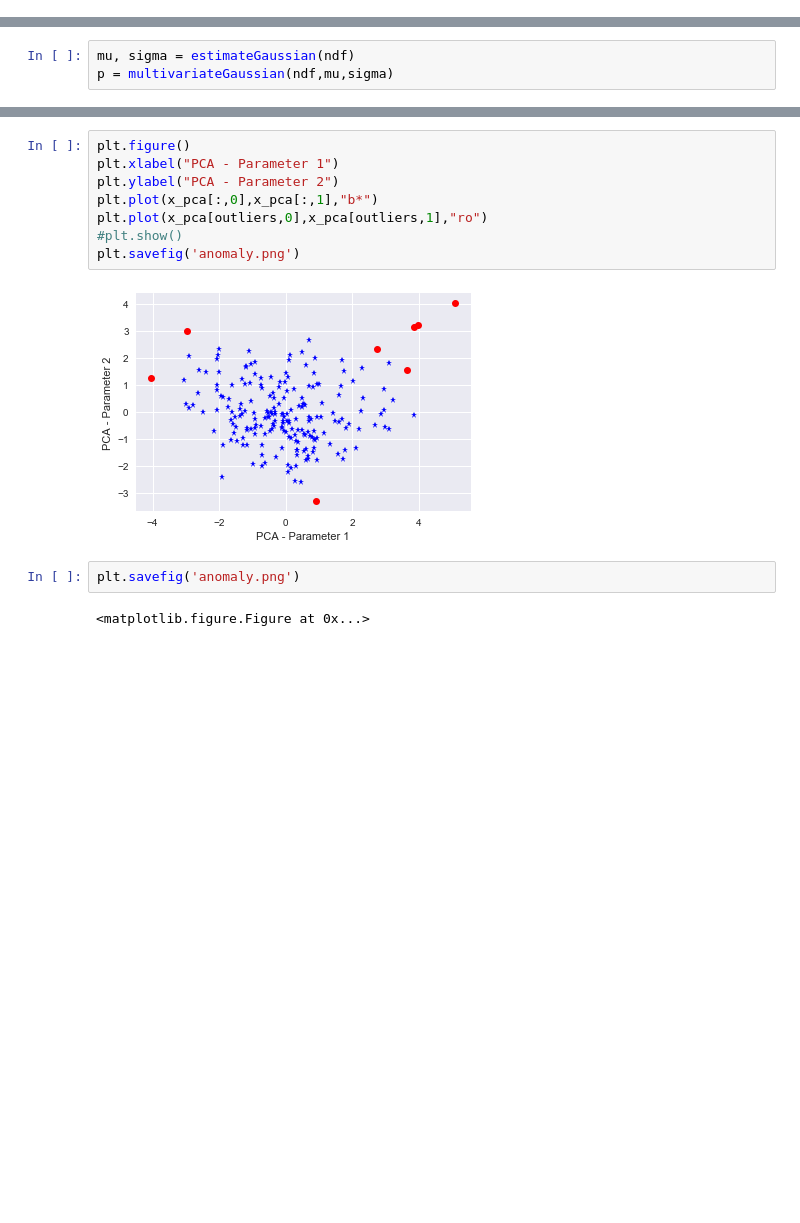
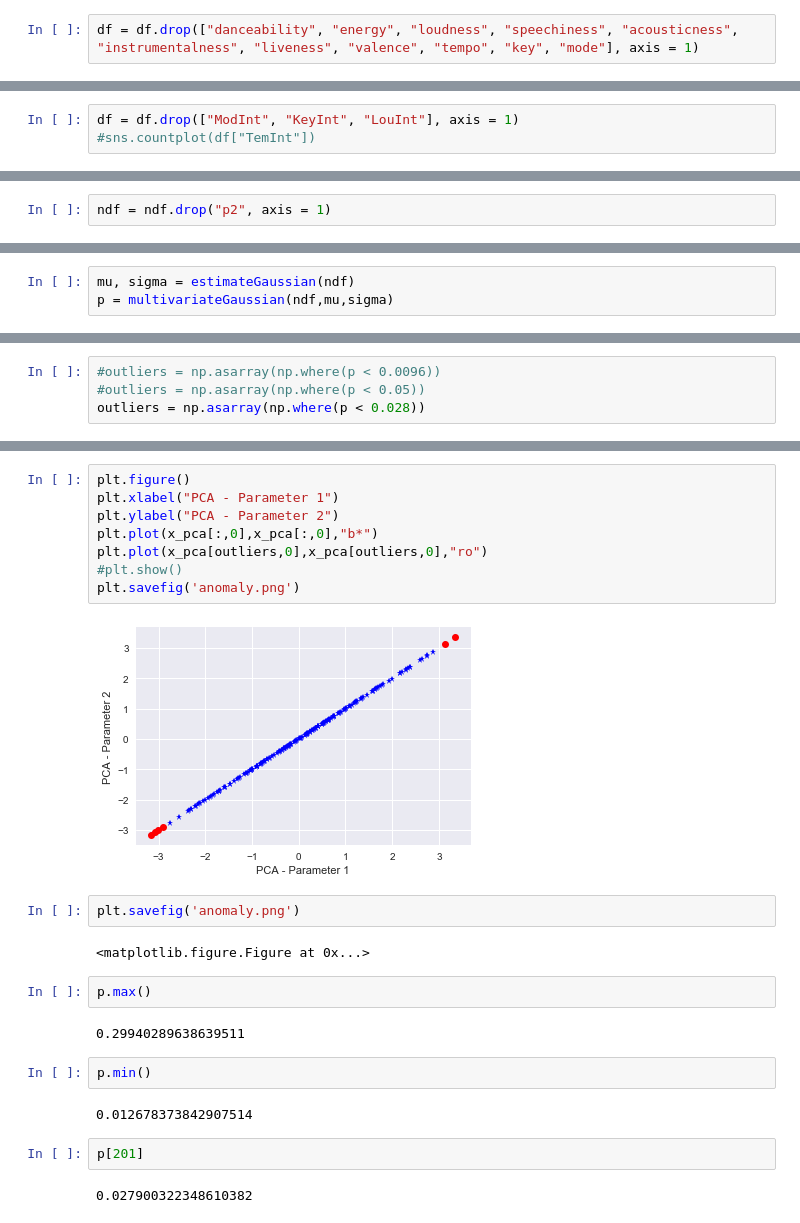
Before and after one commit to chrissaher/spotify-anomaly-detection, a Jupyter notebook: src/jupyter-notebook/Anomaly-detection.ipynb, the cells around one changed output, grey strips where cells are left out. Saved outputs shown, nothing was run; the diff lists cells and outputs as text; blank space fills up the shorter version.

```diff
--- a/src/jupyter-notebook/Anomaly-detection.ipynb
+++ b/src/jupyter-notebook/Anomaly-detection.ipynb
@@ -76,0 +401,2 @@ sns.distplot(df["speechiness"])
+# %%
+df = df.drop(["danceability", "energy", "loudness", "speechiness", "acousticness", "instrumentalness", "liveness", "valence", "tempo", "key", "mode"], axis = 1)
@@ -76,0 +412,3 @@ sns.distplot(df["speechiness"])
+# %%
+df = df.drop(["ModInt", "KeyInt", "LouInt"], axis = 1)
+#sns.countplot(df["TemInt"])
@@ -121,5 +460,7 @@ sns.distplot(x_pca[:,0])
 # %%
 ndf = pd.DataFrame(x_pca, columns =["p1", "p2"])
+# %%
+ndf = ndf.drop("p2", axis = 1)
 # %%
 ndf.head()
 # %% [output]
@@ -173,0 +513,4 @@ outliers = np.asarray(np.where(p < 0.003))
+# %%
+#outliers = np.asarray(np.where(p < 0.0096))
+#outliers = np.asarray(np.where(p < 0.05))
+outliers = np.asarray(np.where(p < 0.028))
@@ -174,14 +541,26 @@ outliers = np.asarray(np.where(p < 0.003))
 # %%
 plt.figure()
 plt.xlabel("PCA - Parameter 1")
 plt.ylabel("PCA - Parameter 2")
-plt.plot(x_pca[:,0],x_pca[:,1],"b*")
-plt.plot(x_pca[outliers,0],x_pca[outliers,1],"ro")
+plt.plot(x_pca[:,0],x_pca[:,0],"b*")
+plt.plot(x_pca[outliers,0],x_pca[outliers,0],"ro")
 #plt.show()
 plt.savefig('anomaly.png')
 # %% [output]
-[figure, old version]
+[figure, new version]
 # %%
 plt.savefig('anomaly.png')
 # %% [output]
 <matplotlib.figure.Figure at 0x...>
+# %%
+p.max()
+# %% [output]
+0.29940289638639511
+# %%
+p.min()
+# %% [output]
+0.012678373842907514
+# %%
+p[201]
+# %% [output]
+0.027900322348610382
```
Also changed, not shown: parts of 73 cells of this notebook.
